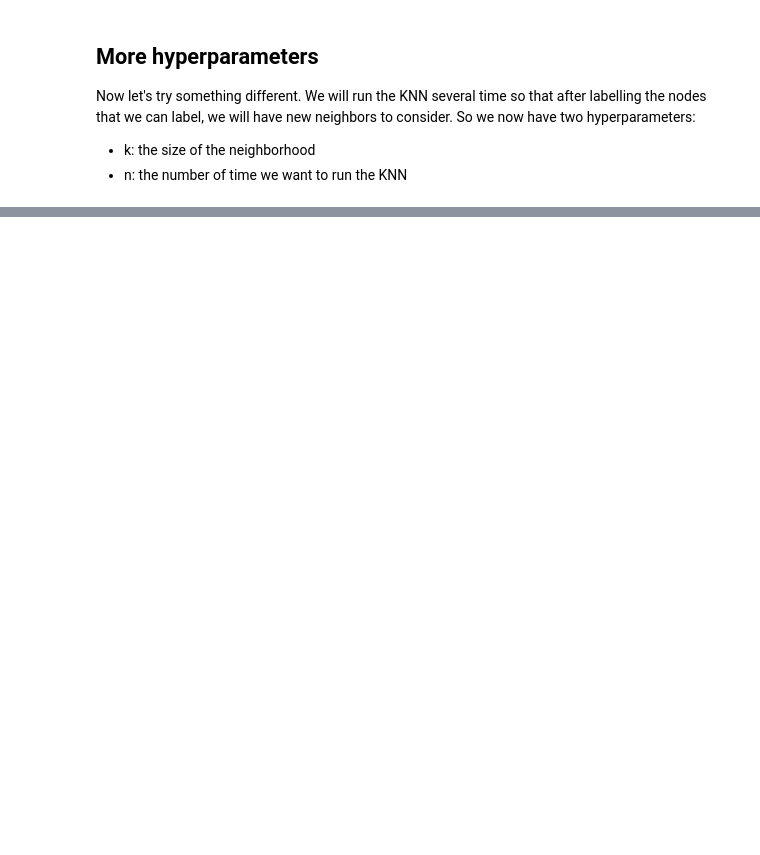
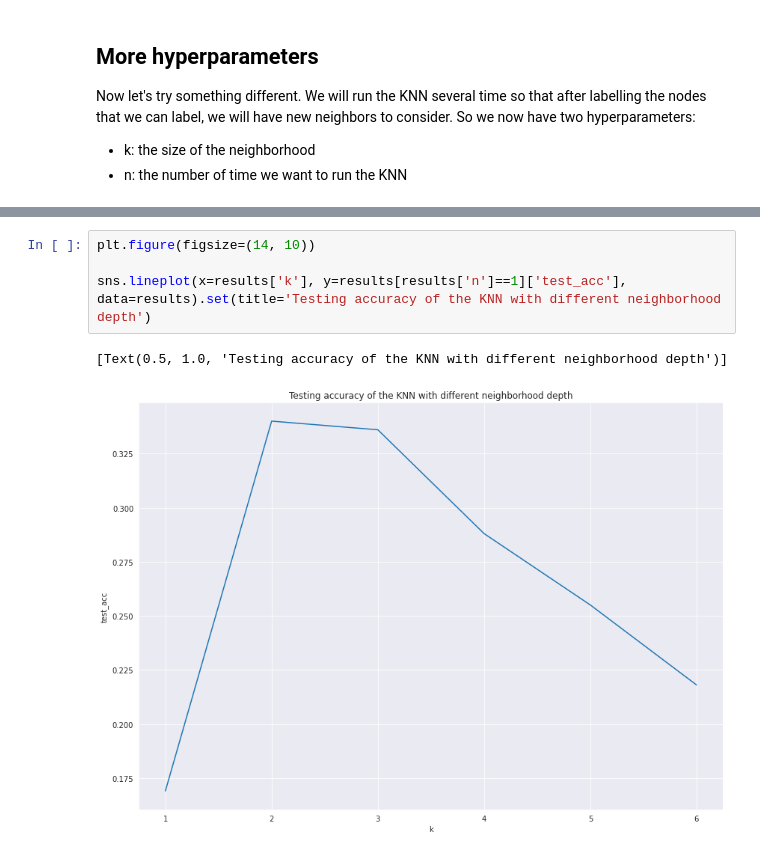
Before and after one commit to achrafash/gnn-receptive-fields, a Jupyter notebook: 00_knn_cora.ipynb, the cells around one changed output, grey strips where cells are left out. Drawn from its saved outputs; the diff is of its cells as text; blank space fills up the shorter version.

```diff
--- a/00_knn_cora.ipynb
+++ b/00_knn_cora.ipynb
@@ -266,0 +396,7 @@ Let's see how deep we can go before we losing accuracy:
+# %%
+plt.figure(figsize=(14, 10))
+
+sns.lineplot(x=results['k'], y=results[results['n']==1]['test_acc'], data=results).set(title='Testing accuracy of the KNN with different neighborhood depth')
+# %% [output]
+[Text(0.5, 1.0, 'Testing accuracy of the KNN with different neighborhood depth')]
+[figure, added]
```
Also changed, not shown: parts of 27 cells of this notebook.
